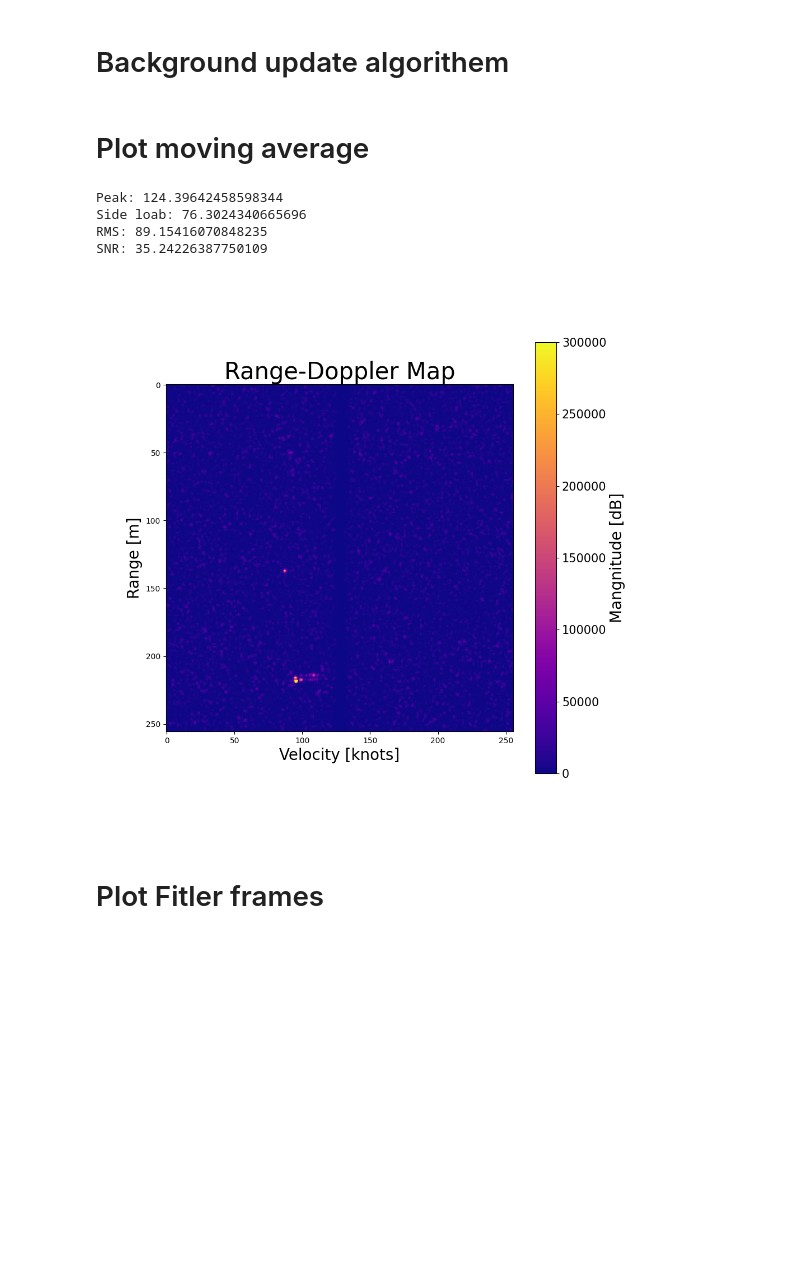
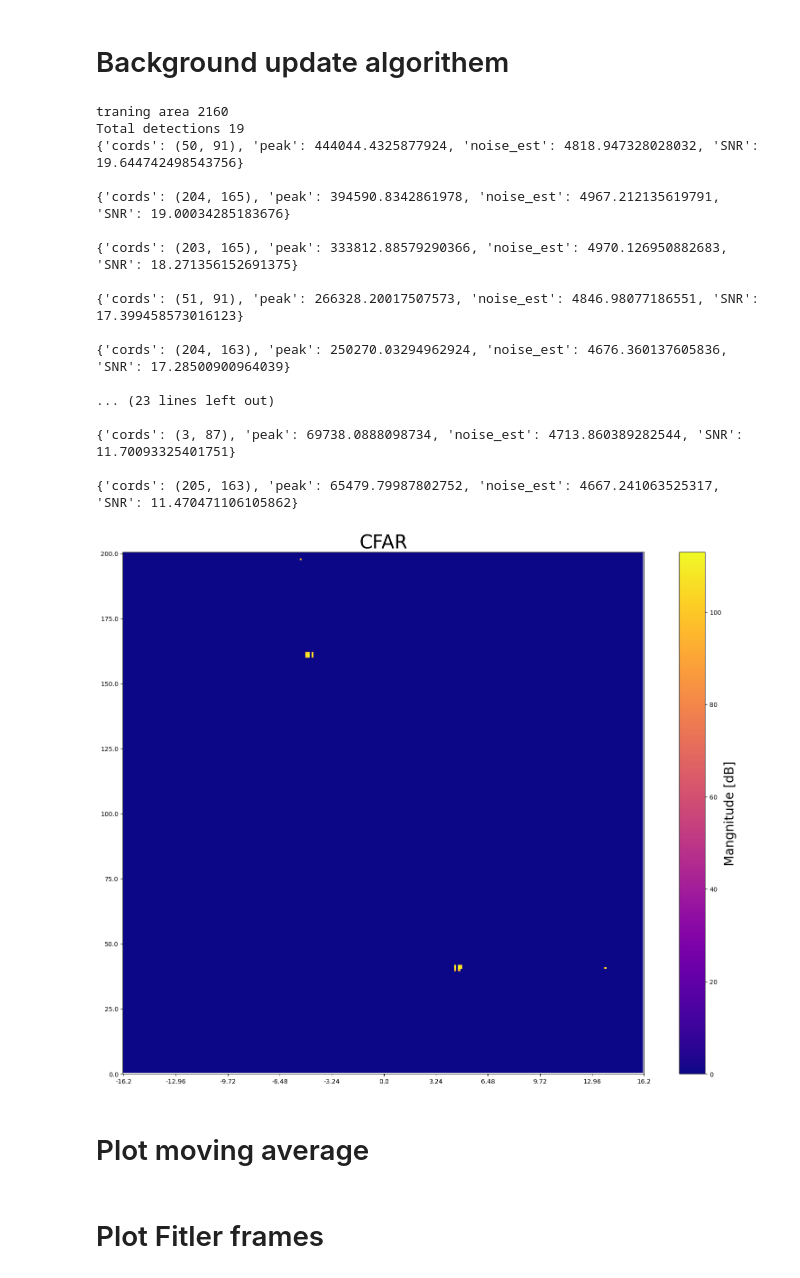
Before and after one commit to SondreOlimb/ProjectReportCode, a Jupyter notebook: position1_impoved.ipynb, the cells around one changed output. Drawn from its saved outputs; the diff is of its cells as text; code cells hidden in the pictures; blank space fills up the shorter version.

```diff
--- a/position1_impoved.ipynb
+++ b/position1_impoved.ipynb
@@ -131,12 +131,31 @@ def background_update(frames, alpha=1/128, nr_of_ma=1):
         MRDM,frames =simple_exp_smooth(data_diff,alpha =alpha)
         data_diff = np.abs(frames) -np.abs(MRDM)
     #data_diff = np.abs(frames[-1]) -np.abs(MRDM[-2])
-    utils.CFAR_2D(data_diff[-1].copy(),10, 15, 0.000001,plot=False, iso_axis=True)
+    utils.CFAR_2D(data_diff[-1].copy(),10, 15, 0.000001,plot=True, iso_axis=True,filename="cfar_3_smooth", saveFig=True)
     return MRDM,raw_frames,data_diff
 # %%
 
 idx = 301
-data_ma,raw_t,data_diff = background_update(data_arr,nr_of_ma=
-4, alpha=1/256)
+data_ma,raw_t,data_diff = background_update(data_arr[:125],nr_of_ma=
+3, alpha=1/256)
+# %% [output]
+traning area 2160
+Total detections 19
+{'cords': (50, 91), 'peak': 444044.4325877924, 'noise_est': 4818.947328028032, 'SNR': 19.644742498543756}
+
+{'cords': (204, 165), 'peak': 394590.8342861978, 'noise_est': 4967.212135619791, 'SNR': 19.00034285183676}
+
+{'cords': (203, 165), 'peak': 333812.88579290366, 'noise_est': 4970.126950882683, 'SNR': 18.271356152691375}
+
+{'cords': (51, 91), 'peak': 266328.20017507573, 'noise_est': 4846.98077186551, 'SNR': 17.399458573016123}
+
+{'cords': (204, 163), 'peak': 250270.03294962924, 'noise_est': 4676.360137605836, 'SNR': 17.28500900964039}
+
+... (23 lines left out)
+
+{'cords': (3, 87), 'peak': 69738.0888098734, 'noise_est': 4713.860389282544, 'SNR': 11.70093325401751}
+
+{'cords': (205, 163), 'peak': 65479.79987802752, 'noise_est': 4667.241063525317, 'SNR': 11.470471106105862}
+[figure, added]
 # %% [markdown]
 # Plot moving average
@@ -152,16 +178,16 @@ labels = {
 #data_fft_plot = ndimage.gaussian_filter(data_fft_plot,sigma=1,mode=mode)
 #sns.set(rc={'figure.figsize':(20,15)})
 plt.figure(figsize=(10,10))
-rotated_img = ndimage.rotate(np.abs(data_diff[450]),90) # We rotate the image so the x axis is the velocity
+rotated_img = ndimage.rotate(20*np.log10(np.abs(data_diff[-1])),90) # We rotate the image so the x axis is the velocity
 #rotated_img = cv2.GaussianBlur(rotated_img, (3, 3),sigmaX=1,sigmaY=1)
-plt.imshow(rotated_img,cmap="plasma", vmin=0,vmax=300000)
-rms = 10*np.log(np.sqrt(np.mean(np.abs(rotated_img[130:135,80:100])**2)))
-peak = 10*np.log(np.abs(rotated_img[137,87]))
-snr = peak-rms
-print("Peak:",peak)
-print("Side loab:", 10*np.log(np.abs(rotated_img[137,85])))
-print("RMS:",rms)
-print("SNR:",snr)
+plt.imshow(rotated_img,cmap="plasma", vmin=plot_min_doppler,vmax=plot_max_doppler)
+# rms = 10*np.log(np.sqrt(np.mean(np.abs(rotated_img[130:135,80:100])**2)))
+# peak = 10*np.log(np.abs(rotated_img[137,87]))
+# snr = peak-rms
+# print("Peak:",peak)
+# print("Side loab:", 10*np.log(np.abs(rotated_img[137,85])))
+# print("RMS:",rms)
+# print("SNR:",snr)
 #plt.yticks(np.linspace(0,256,9),labels=np.round(np.linspace(255*0.785277,0,9)),size =15)
 
 
@@ -173,12 +199,6 @@ plt.xlabel(labels["x_label"],fontdict = {'fontsize' : 20})
 plt.ylabel(labels["y_label"],fontdict = {'fontsize' : 20})
 plt.title(labels["title"],fontdict = {'fontsize' : 30})
 plt.grid(False)
-# %% [output]
-Peak: 124.39642458598344
-Side loab: 76.3024340665696
-RMS: 89.15416070848235
-SNR: 35.24226387750109
-[figure, removed]
 # %% [markdown]
 # Plot Fitler frames
 # %%
```
Also changed, not shown: parts of 6 cells of this notebook, 2 other files.
